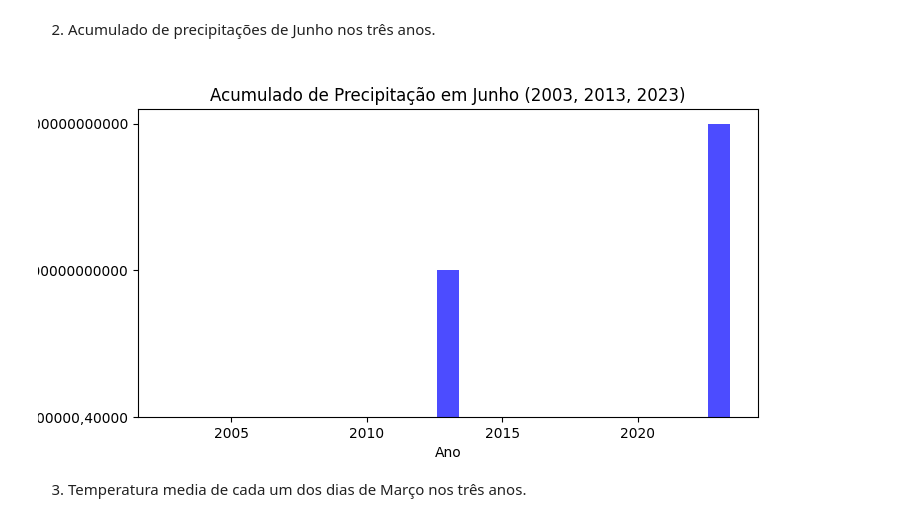
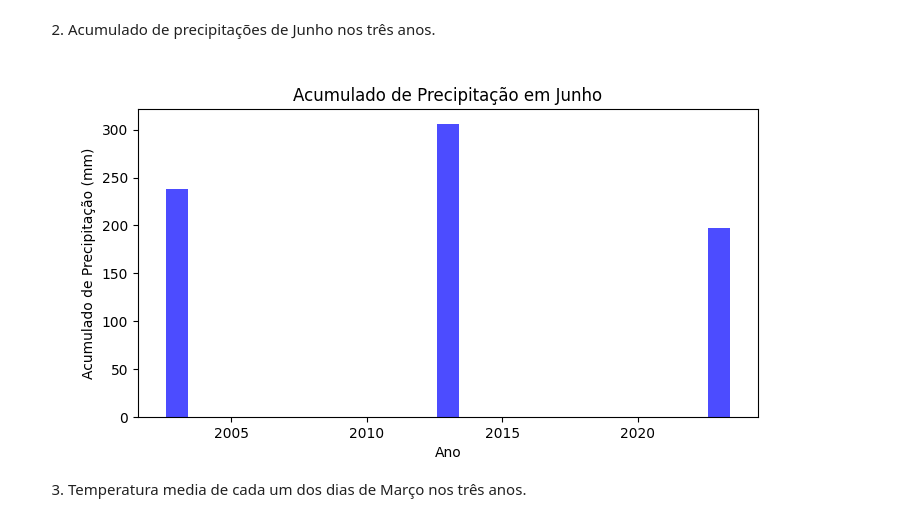
Before and after one commit to everaldina/Trilha_Python, a Jupyter notebook: PI-009.ipynb, the cells around one changed output. Drawn from its saved outputs; the diff is of its cells as text; code cells hidden in the pictures.

Commit message:
atualizando gráfico02

```diff
--- a/PI-009.ipynb
+++ b/PI-009.ipynb
@@ -147,36 +147,21 @@ import matplotlib.pyplot as plt
 # %%
 import matplotlib.pyplot as plt
 
-# Concatenando os DataFrames estacao_ssa_2003, estacao_ssa_2013, estacao_ssa_2023
-df_precipitacao = pd.concat([estacao_ssa_2003, estacao_ssa_2013, estacao_ssa_2023])
+# Selecionando apenas a coluna 'precipitacao' para o mês de junho
+dados_junho = estacao_ssa[('precipitacao', 'PRECIPITAÇÃO TOTAL, HORÁRIO (mm)')][estacao_ssa.index.month == 6]
 
-# Substituindo '/' por '-' na coluna 'DATA (YYYY-MM-DD)'
-df_precipitacao['DATA (YYYY-MM-DD)'] = df_precipitacao['DATA (YYYY-MM-DD)'].str.replace('/', '-')
+# Agrupando por ano e somar as precipitações de junho
+acumulado_junho_por_ano = dados_junho.groupby(dados_junho.index.year).sum()
 
-# Convertendo a coluna 'DATA (YYYY-MM-DD)' para o formato datetime
-df_precipitacao['DATA (YYYY-MM-DD)'] = pd.to_datetime(df_precipitacao['DATA (YYYY-MM-DD)'], format="%Y-%m-%d")
-
-# Ordenando o DataFrame pela coluna 'DATA (YYYY-MM-DD)'
-df_precipitacao = df_precipitacao.sort_values(by='DATA (YYYY-MM-DD)')
-
-# Filtrando dados para o mês de junho
-dados_junho = df_precipitacao[df_precipitacao['DATA (YYYY-MM-DD)'].dt.month == 6]
-
-# Agrupando por ano e somando as precipitações de junho
-acumulado_junho_por_ano = dados_junho.groupby(dados_junho['DATA (YYYY-MM-DD)'].dt.year)['PRECIPITAÇÃO TOTAL, HORÁRIO (mm)'].sum()
-
-# Redefinindo o índice para torná-lo numérico
-acumulado_junho_por_ano = acumulado_junho_por_ano.reset_index()
-
-# Criando o gráfico de barras para o acumulado de precipitação de junho por ano
+# Criando o gráfico de barras para o acumulado de precipitação
 plt.figure(figsize=(8, 4))
-plt.bar(acumulado_junho_por_ano['DATA (YYYY-MM-DD)'], acumulado_junho_por_ano['PRECIPITAÇÃO TOTAL, HORÁRIO (mm)'], color='blue', alpha=0.7)
-plt.title('Acumulado de Precipitação em Junho (2003, 2013, 2023)')
+plt.bar(acumulado_junho_por_ano.index, acumulado_junho_por_ano.values, color='blue', alpha=0.7)
+plt.title('Acumulado de Precipitação em Junho')
 plt.xlabel('Ano')
 plt.ylabel('Acumulado de Precipitação (mm)')
 plt.show()
 # %% [output]
-[figure, old version]
+[figure, new version]
 # %% [markdown]
 3. Temperatura media de cada um dos dias de Março nos três anos.
 # %% [markdown]
```
